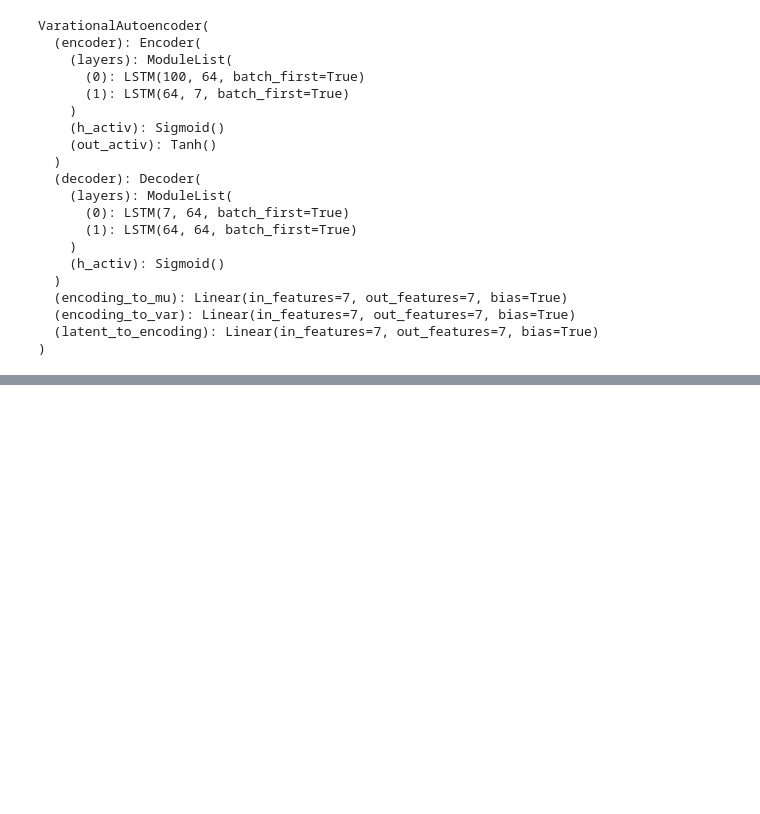
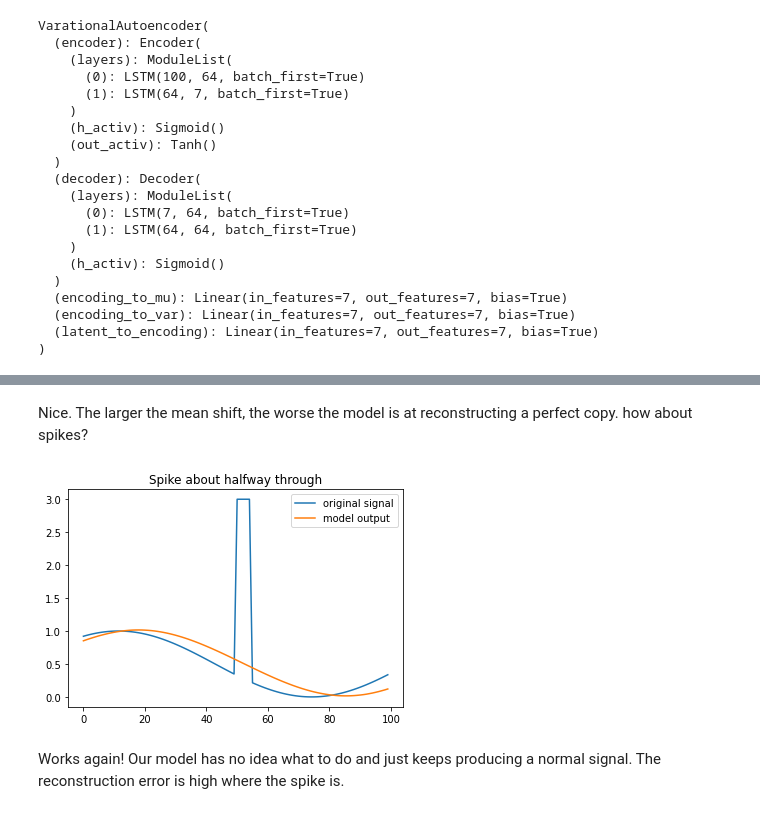
Before and after one commit to johnnyd710/aurelius, a Jupyter notebook: notebooks/tutorial.ipynb, the cells around one changed output, grey strips where cells are left out. Saved outputs shown, nothing was run; the diff lists cells and outputs as text; code cells hidden in the pictures; blank space fills up the shorter version.

```diff
--- a/notebooks/tutorial.ipynb
+++ b/notebooks/tutorial.ipynb
@@ -67 +115,22 @@ compare(freq = 0.15, phase=0.05, title='freq=.15')
+# %% [markdown]
+Nice. The larger the mean shift, the worse the model is at reconstructing a perfect copy. how about spikes?
+# %%
+SPIKE_VALUE = 3
+SPIKE_POS = range(TIMESTEPS // 2, (TIMESTEPS // 2) + 5)
+TITLE = 'Spike about halfway through'
+freq = 0.05
+phase = 1
+sine = [(np.sin(freq * j + phase) + 1)*0.5 for j in range(TIMESTEPS)]
+sine = [SPIKE_VALUE if idx in SPIKE_POS else x for idx, x in enumerate(sine)]
+tensor_sine = torch.tensor(sine).unsqueeze(0).float()
+out = model(tensor_sine).squeeze().data
+plt.plot(sine, label='original signal')
+plt.plot(out, label='model output')
+plt.legend()
+plt.title(TITLE)
+plt.show()
+# %% [output]
+[figure, added]
+# %% [markdown]
+Works again! Our model has no idea what to do and just keeps producing a normal signal. The reconstruction error is high where the spike is.
 # %%
```
Also changed, not shown: parts of 10 cells of this notebook, 2 other files.
